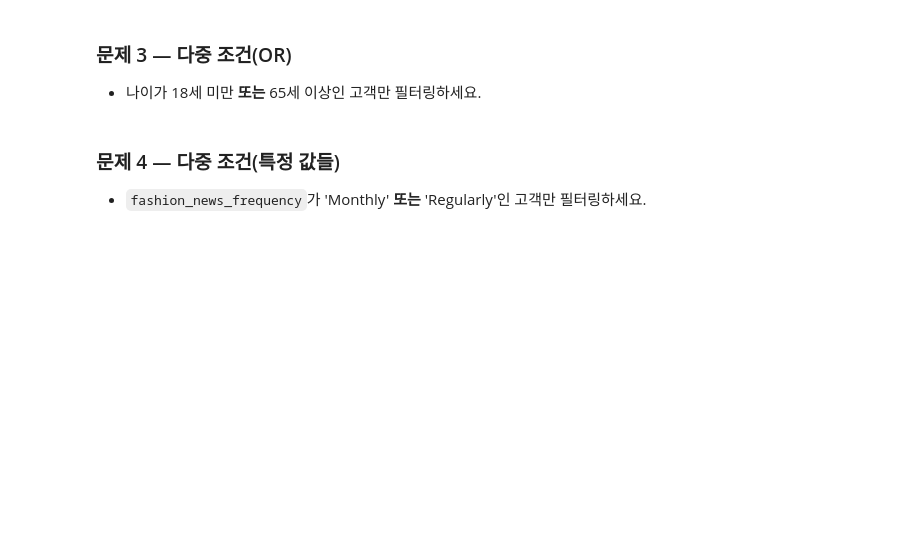
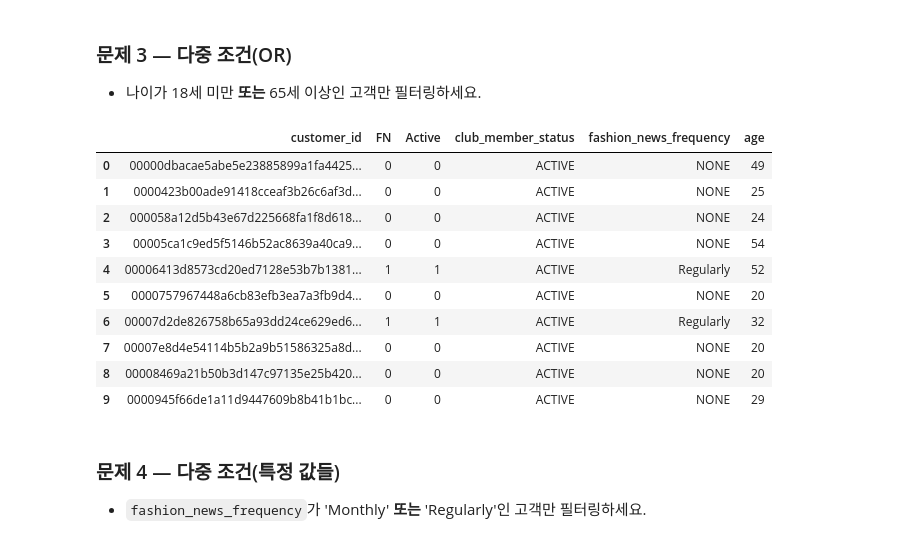
Before and after one commit to Magpie-Jo/Sparta, a Jupyter notebook: Camp/Pandas/pd_Basic 세션 미니 과제/2회차 미니과제/H&M/2회차 HM_customer_문제.ipynb, the cells around one changed output. Drawn from its saved outputs; the diff is of its cells as text; code cells hidden in the pictures; blank space fills up the shorter version.

```diff
--- a/Camp/Pandas/pd_Basic 세션 미니 과제/2회차 미니과제/H&M/2회차 HM_customer_문제.ipynb
+++ b/Camp/Pandas/pd_Basic 세션 미니 과제/2회차 미니과제/H&M/2회차 HM_customer_문제.ipynb
@@ -20,7 +77,32 @@
 ### 문제 3 — 다중 조건(OR)
 - 나이가 18세 미만 **또는** 65세 이상인 고객만 필터링하세요.
 # %%
-# TODO: 여기에서 코드를 작성하세요.
+df3 = df
+
+# 필터링 조건 지정
+cond_age_under_18 = df3['age'] > 18
+cond_age_over_65 = df3['age'] <= 65
+
+# 조건 통합
+total_cond = cond_age_under_18 | cond_age_over_65
+
+# 데이터 프레임 조건 적용
+df3 = df3[total_cond]
+
+# 데이터 출력
+df3.head(10)
+# %% [output]
+|  | customer_id | FN | Active | club_member_status | fashion_news_frequency | age |
+| 0 | 00000dbacae5abe5e23885899a1fa4425... | 0 | 0 | ACTIVE | NONE | 49 |
+| 1 | 0000423b00ade91418cceaf3b26c6af3d... | 0 | 0 | ACTIVE | NONE | 25 |
+| 2 | 000058a12d5b43e67d225668fa1f8d618... | 0 | 0 | ACTIVE | NONE | 24 |
+| 3 | 00005ca1c9ed5f5146b52ac8639a40ca9... | 0 | 0 | ACTIVE | NONE | 54 |
+| 4 | 00006413d8573cd20ed7128e53b7b1381... | 1 | 1 | ACTIVE | Regularly | 52 |
+| 5 | 0000757967448a6cb83efb3ea7a3fb9d4... | 0 | 0 | ACTIVE | NONE | 20 |
+| 6 | 00007d2de826758b65a93dd24ce629ed6... | 1 | 1 | ACTIVE | Regularly | 32 |
+| 7 | 00007e8d4e54114b5b2a9b51586325a8d... | 0 | 0 | ACTIVE | NONE | 20 |
+| 8 | 00008469a21b50b3d147c97135e25b420... | 0 | 0 | ACTIVE | NONE | 20 |
+| 9 | 0000945f66de1a11d9447609b8b41b1bc... | 0 | 0 | ACTIVE | NONE | 29 |
 # %% [markdown]
 ### 문제 4 — 다중 조건(특정 값들)
 - `fashion_news_frequency`가 'Monthly' **또는** 'Regularly'인 고객만 필터링하세요.
```
Also changed, not shown: parts of 12 cells of this notebook, 7 other files.
